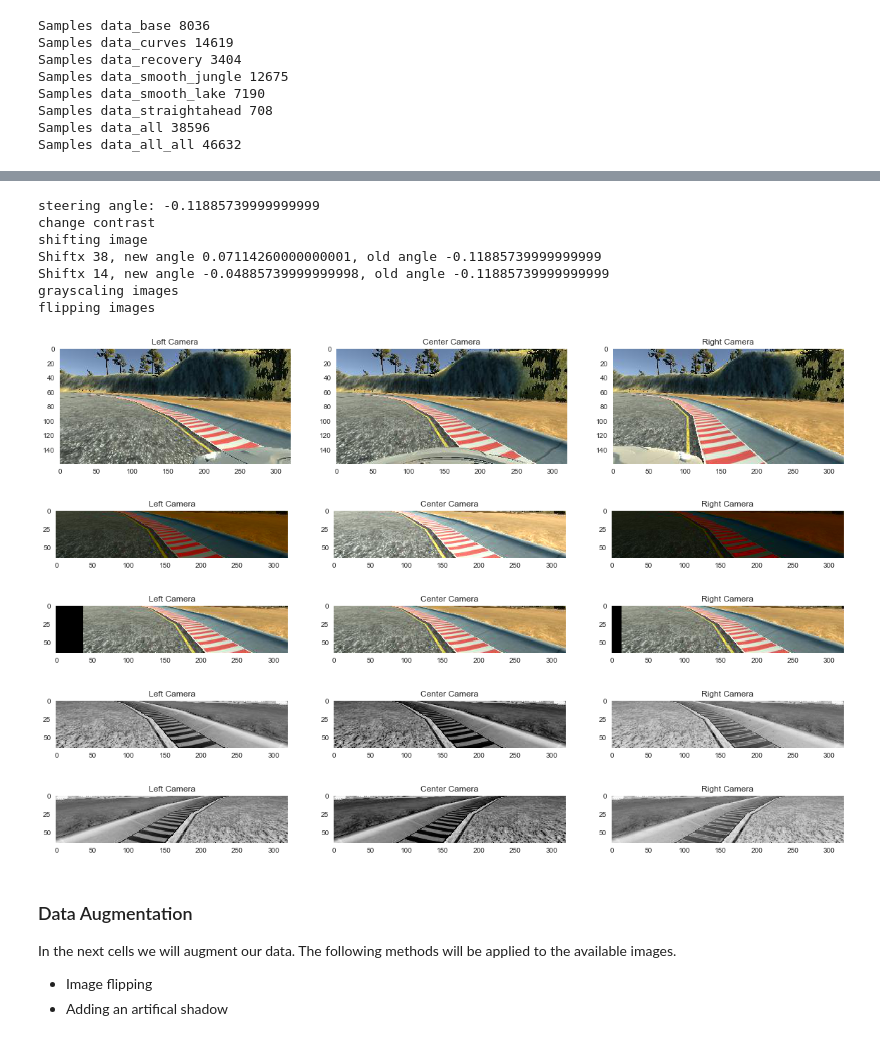
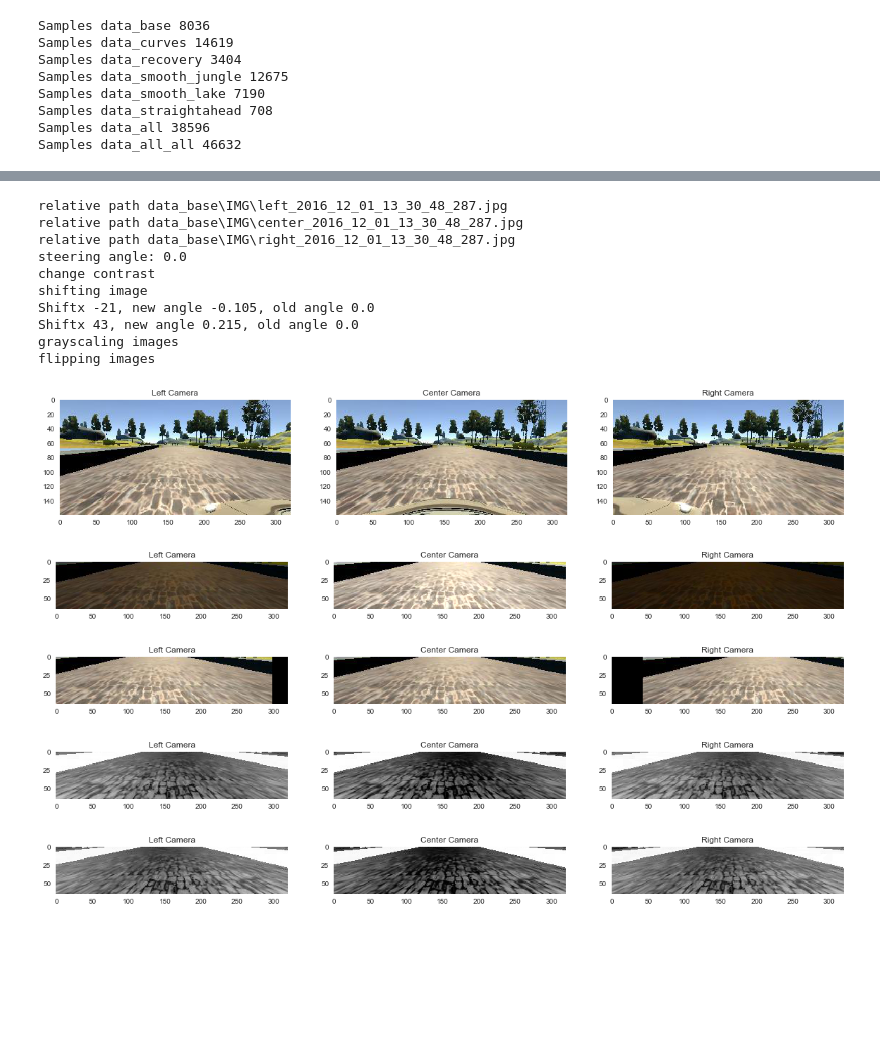
Before and after one commit to rudi77/sdc, a Jupyter notebook: project3/data_exploration.ipynb, the cells around one changed output, grey strips where cells are left out. Saved outputs shown, nothing was run; the diff lists cells and outputs as text; code cells hidden in the pictures; blank space fills up the shorter version.

```diff
--- a/project3/data_exploration.ipynb
+++ b/project3/data_exploration.ipynb
@@ -63,13 +63,13 @@ Samples data_straightahead 708
 Samples data_all 38596
 Samples data_all_all 46632
 # %%
-plt.rcParams['figure.figsize'] = (10, 8)
+plt.rcParams['figure.figsize'] = (10, 5)
 
 fig, ax = plt.subplots()
 ax.set_title("Distribution of steering angles")
 
-sns.distplot(df_data_base[[3]], bins=100, ax=ax, kde=False, label="Udacity's training set")
-sns.distplot(df_collected_data[[3]], bins=100, ax=ax, kde=False, label="Collected training set")
+sns.distplot(df_data_base[[3]], bins=100, ax=ax, kde=False, label="Udacity's training set", color=sns.xkcd_rgb["dusty purple"])
+sns.distplot(df_all_with_base[[3]], bins=100, ax=ax, kde=False, label="Collected + Udacity's training set", color=sns.xkcd_rgb["amber"])
 
 ax.set_xlim([-1.0, 1.0])
 ax.legend()
@@ -100,0 +176,26 @@ def show_camera_images(left, center, right):
+# %%
+# Cropping and grayscaling
+def crop_image(image, x, wx, y, hy):
+    return image[y:hy, x:wx]
+
+def grayscale(image):
+    """
+    Converts an image to grayscale and reshapes it to (32,32,1)
+    """
+    return cv2.cvtColor(image, cv2.COLOR_RGB2GRAY)
+
+center_cropped = crop_image(center2, 0, 320, 70, 70 + 65)
+grayscaled = grayscale(center_cropped)
+
+plt.rcParams['figure.figsize'] = (20, 10)
+fig = plt.figure()
+
+ax = fig.add_subplot(1, 2, 1)
+ax.grid(False)
+ax.imshow(center_cropped)
+ax.set_title("Cropped image")
+
+ax = fig.add_subplot(1, 2, 2)
+ax.grid(False)
+ax.imshow(grayscaled)
+ax.set_title("Grayscale image")
@@ -154,18 +242,9 @@ def flip_image(image, steering_angle):
 
     return image_flipped, steering_angle_flipped
 # %%
-def get_relative_path(base_dir, full_path):
-    tokens = re.split('[\\,\\\\,/]', full_path )
-    path = os.path.join(base_dir, 'IMG')
-    path = os.path.join(path, tokens[-1])
 
-    return path
 
-def explore_data(base_dir):
-    df = read_data(os.path.join(base_dir,'driving_log.csv'))
-
-    #plot_histogram(df)
-
+def explore_data(base_dir, df):
     # Lets have a look at center, left and right image
     left = np.asarray(Image.open(get_relative_path(base_dir, df.iat[0,1])))
     center = np.asarray(Image.open(get_relative_path(base_dir, df.iat[0,0])))
@@ -209,22 +288,20 @@ def explore_data(base_dir):
 # %%
 #explore_data('data_straightahead')
 #explore_data('data_curves')
-explore_data('data_recovery')
+explore_data('data_base', df_data_base)
 # %% [output]
-steering angle: -0.11885739999999999
+relative path data_base\IMG\left_2016_12_01_13_30_48_287.jpg
+relative path data_base\IMG\center_2016_12_01_13_30_48_287.jpg
+relative path data_base\IMG\right_2016_12_01_13_30_48_287.jpg
+steering angle: 0.0
 change contrast
 shifting image
-Shiftx 38, new angle 0.07114260000000001, old angle -0.11885739999999999
-Shiftx 14, new angle -0.04885739999999998, old angle -0.11885739999999999
+Shiftx -21, new angle -0.105, old angle 0.0
+Shiftx 43, new angle 0.215, old angle 0.0
 grayscaling images
 flipping images
-[figure, old version]
+[figure, new version]
-[figure, old version]
+[figure, new version]
-[figure, old version]
+[figure, new version]
-[figure, old version]
+[figure, new version]
-[figure, old version]
+[figure, new version]
-# %% [markdown]
-### Data Augmentation
-In the next cells we will augment our data. The following methods will be applied to the available images.
-- Image flipping
-- Adding an artifical shadow
```
Also changed, not shown: parts of 10 cells of this notebook, 6 other files.
